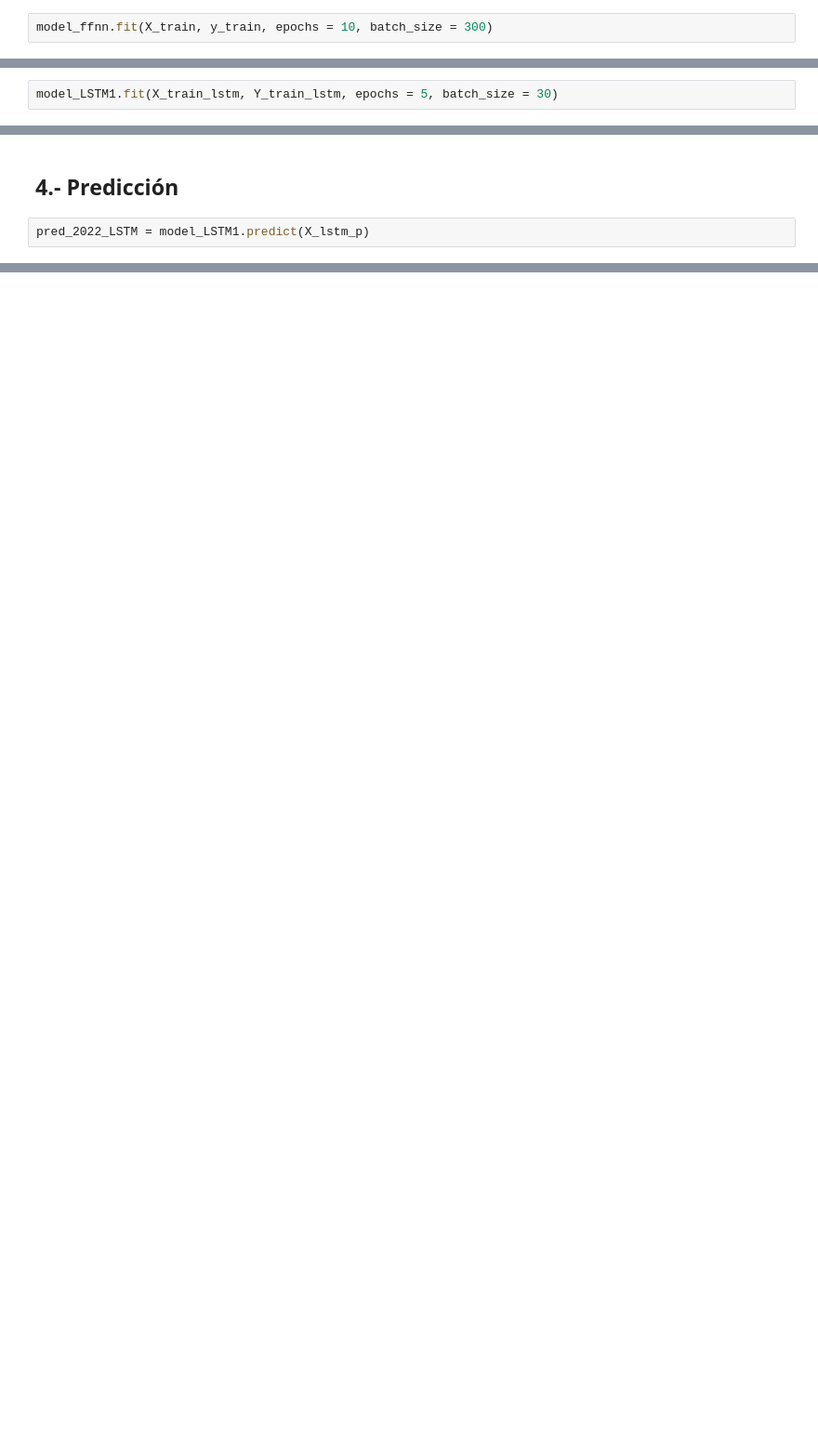
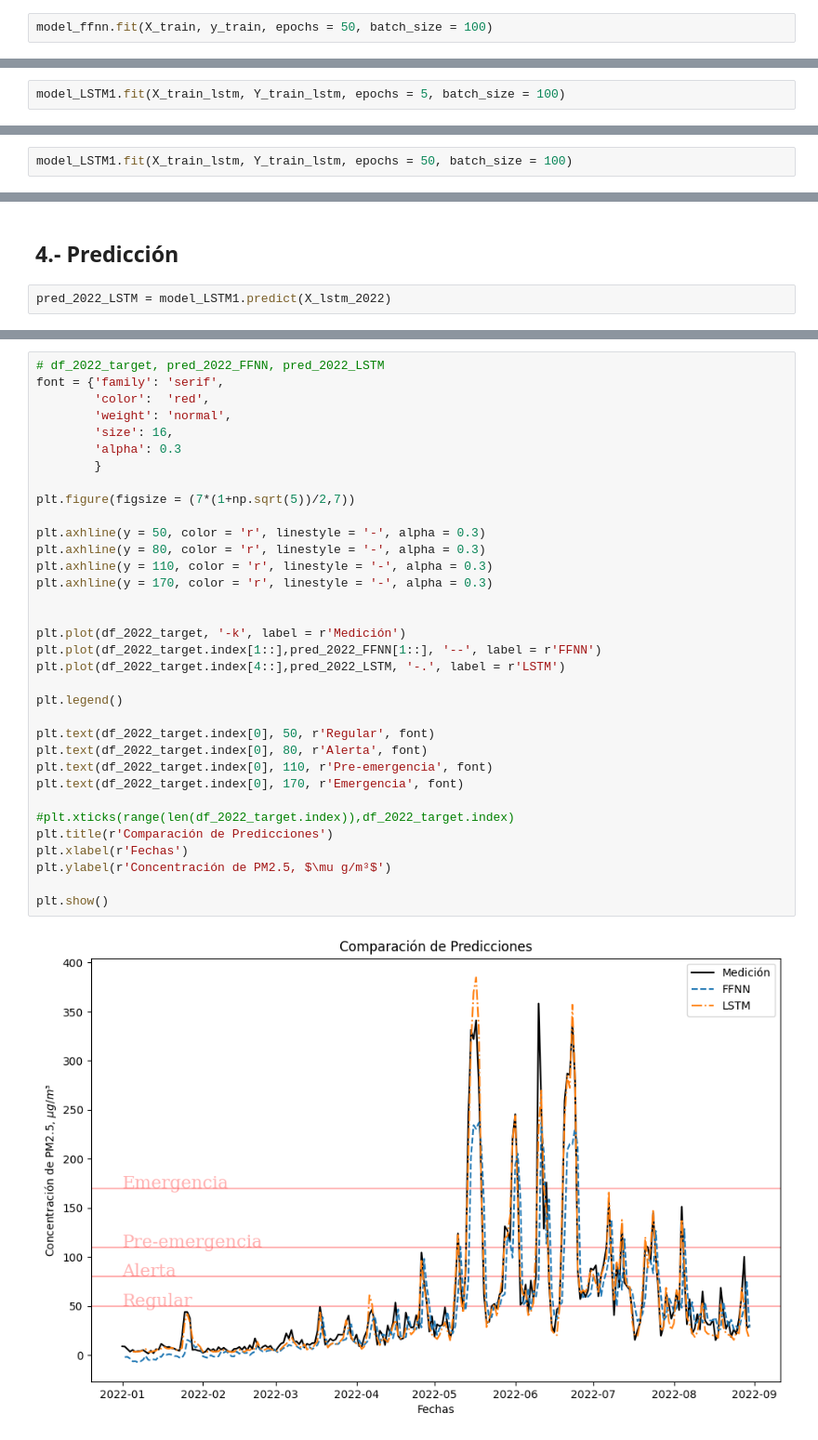
Before and after one commit to Fran-GS-96/Presentacion_NLHPC, a Jupyter notebook: Presentacion_NLHPC.ipynb, the cells around one changed output, grey strips where cells are left out. Shown at 93% size. Cells and saved outputs as stored; diff of their text form; blank space fills up the shorter version.

Commit message:
Se modifica FFNN para dejar con la misma cantida de parametros que LSTM y se agrega comparacion grafica de resultados

```diff
--- a/Presentacion_NLHPC.ipynb
+++ b/Presentacion_NLHPC.ipynb
@@ -178,4 +164,4 @@ Epoch 5/5
 <keras.callbacks.History at 0x...>
 # %%
-model_ffnn.fit(X_train, y_train, epochs = 10, batch_size = 300)
+model_ffnn.fit(X_train, y_train, epochs = 50, batch_size = 100)
 # %% [output]
@@ -274,6 +257,6 @@ _________________________________________________________________
 # %% [markdown]
 ## 2.- Entrenamiento
 # %%
-model_LSTM1.fit(X_train_lstm, Y_train_lstm, epochs = 5, batch_size = 30)
+model_LSTM1.fit(X_train_lstm, Y_train_lstm, epochs = 5, batch_size = 100)
 # %% [output]
 Epoch 1/5
@@ -289 +272,3 @@ Epoch 5/5
 <keras.callbacks.History at 0x...>
+# %%
+model_LSTM1.fit(X_train_lstm, Y_train_lstm, epochs = 50, batch_size = 100)
@@ -296,4 +300,4 @@ loss, mae, mse = model_LSTM1.evaluate(X_test_lstm,Y_test_lstm)
 # %% [markdown]
 ## 4.- Predicción
 # %%
-pred_2022_LSTM = model_LSTM1.predict(X_lstm_p)
+pred_2022_LSTM = model_LSTM1.predict(X_lstm_2022)
@@ -299,0 +308,36 @@ pred_2022_LSTM = model_LSTM1.predict(X_lstm_p)
+# %%
+# df_2022_target, pred_2022_FFNN, pred_2022_LSTM
+font = {'family': 'serif',
+        'color':  'red',
+        'weight': 'normal',
+        'size': 16,
+        'alpha': 0.3
+        }
+
+plt.figure(figsize = (7*(1+np.sqrt(5))/2,7))
+
+plt.axhline(y = 50, color = 'r', linestyle = '-', alpha = 0.3)
+plt.axhline(y = 80, color = 'r', linestyle = '-', alpha = 0.3)
+plt.axhline(y = 110, color = 'r', linestyle = '-', alpha = 0.3)
+plt.axhline(y = 170, color = 'r', linestyle = '-', alpha = 0.3)
+
+
+plt.plot(df_2022_target, '-k', label = r'Medición')
+plt.plot(df_2022_target.index[1::],pred_2022_FFNN[1::], '--', label = r'FFNN')
+plt.plot(df_2022_target.index[4::],pred_2022_LSTM, '-.', label = r'LSTM')
+
+plt.legend()
+
+plt.text(df_2022_target.index[0], 50, r'Regular', font)
+plt.text(df_2022_target.index[0], 80, r'Alerta', font)
+plt.text(df_2022_target.index[0], 110, r'Pre-emergencia', font)
+plt.text(df_2022_target.index[0], 170, r'Emergencia', font)
+
+#plt.xticks(range(len(df_2022_target.index)),df_2022_target.index)
+plt.title(r'Comparación de Predicciones')
+plt.xlabel(r'Fechas')
+plt.ylabel(r'Concentración de PM2.5, $\mu g/m³$')
+
+plt.show()
+# %% [output]
+[figure, added]
```
Also changed, not shown: parts of 11 cells of this notebook.
